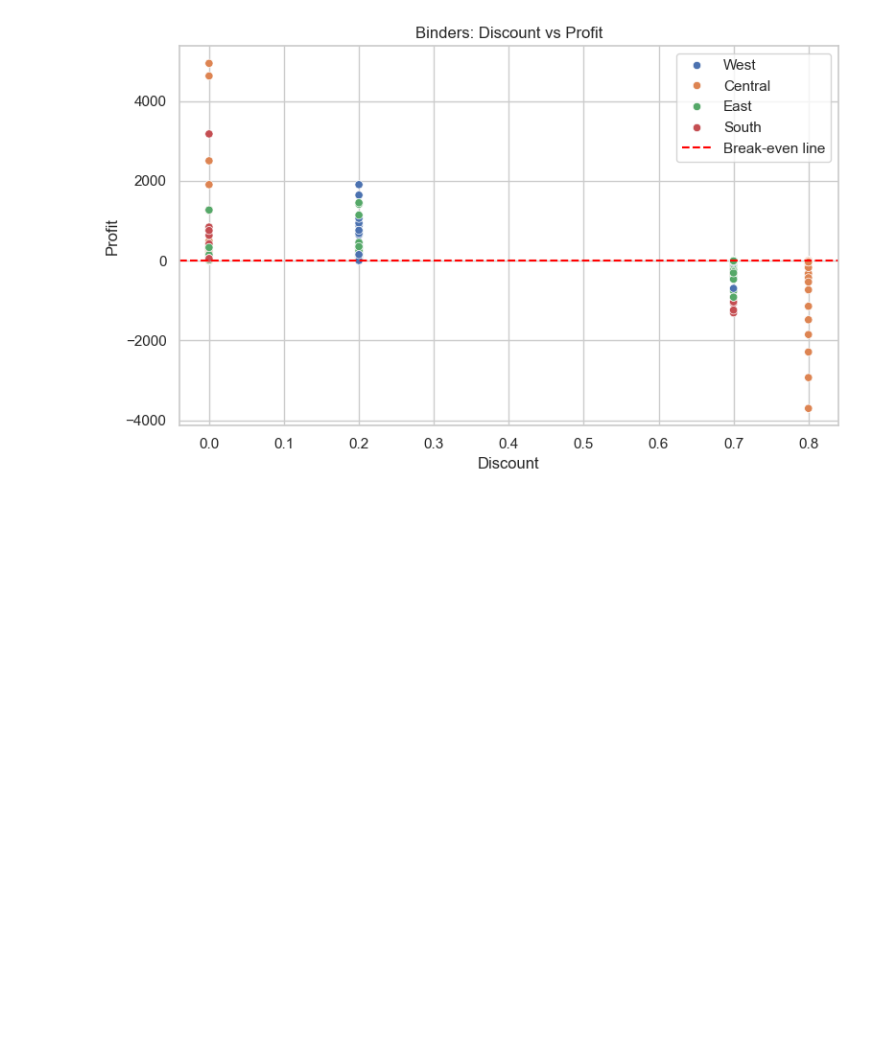
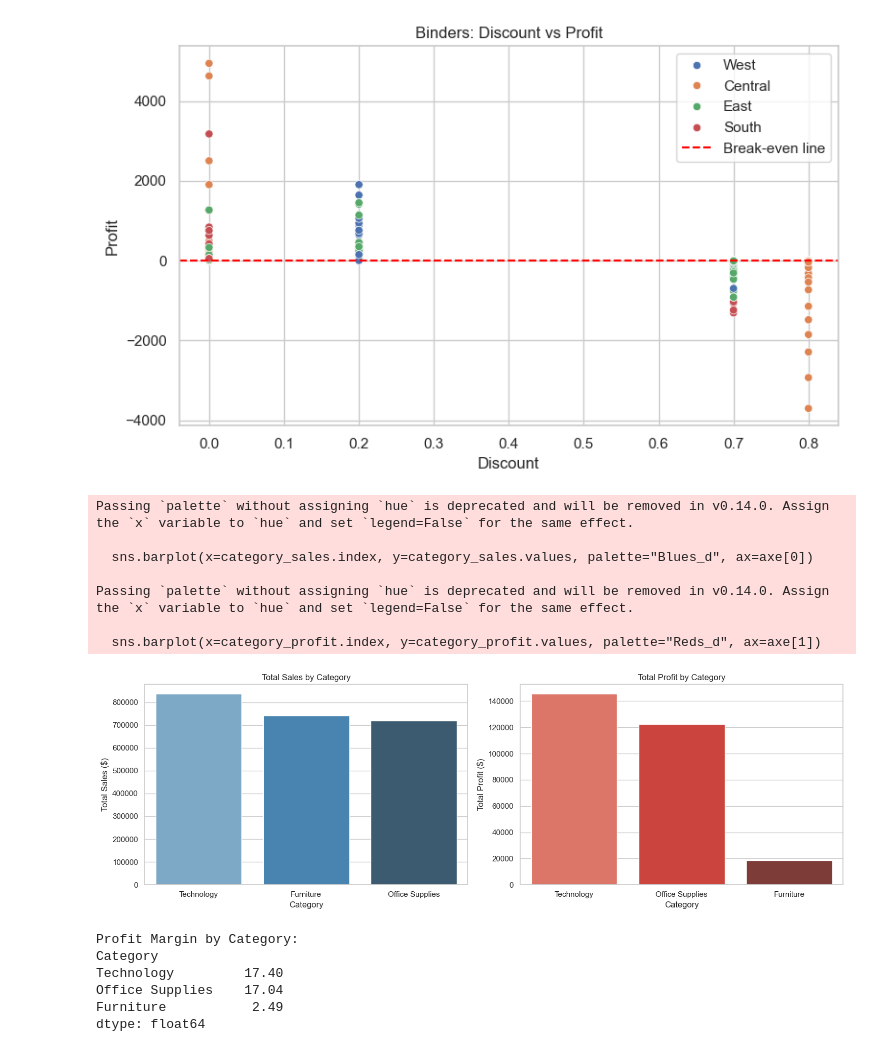
Before and after one commit to pasmala2004/sales-analytics-project, a Jupyter notebook: notebook/01_data_exploration.ipynb, the cells around one changed output. Saved outputs shown, nothing was run; the diff lists cells and outputs as text; code cells hidden in the pictures; blank space fills up the shorter version.

```diff
--- a/notebook/01_data_exploration.ipynb
+++ b/notebook/01_data_exploration.ipynb
@@ -144,3 +129,39 @@ plt.tight_layout()
 plt.show()
 # %% [output]
 [figure]
+# %%
+# Compare Sales and Profit by Category
+category_profit = df.groupby('Category')['Profit'].sum().sort_values(ascending=False)
+category_sales = df.groupby('Category')['Sales'].sum().sort_values(ascending=False)
+fig , axe = plt.subplots(1,2, figsize=(15,5))
+sns.barplot(x=category_sales.index, y=category_sales.values, palette="Blues_d", ax=axe[0])
+axe[0].set_title("Total Sales by Category")
+axe[0].set_ylabel("Total Sales ($)")
+sns.barplot(x=category_profit.index, y=category_profit.values, palette="Reds_d", ax=axe[1])
+axe[1].set_title("Total Profit by Category")
+axe[1].set_ylabel("Total Profit ($)")
+plt.tight_layout()
+plt.show()
+# %% [output]
+Passing `palette` without assigning `hue` is deprecated and will be removed in v0.14.0. Assign the `x` variable to `hue` and set `legend=False` for the same effect.
+
+  sns.barplot(x=category_sales.index, y=category_sales.values, palette="Blues_d", ax=axe[0])
+
+Passing `palette` without assigning `hue` is deprecated and will be removed in v0.14.0. Assign the `x` variable to `hue` and set `legend=False` for the same effect.
+
+  sns.barplot(x=category_profit.index, y=category_profit.values, palette="Reds_d", ax=axe[1])
+[figure, added]
+# %%
+# Profit margin by category (profit as % of sales)
+category_margin = (df.groupby('Category')['Profit'].sum() /
+                   df.groupby('Category')['Sales'].sum() * 100).round(2)
+
+print("Profit Margin by Category:")
+print(category_margin.sort_values(ascending=False) )
+# %% [output]
+Profit Margin by Category:
+Category
+Technology         17.40
+Office Supplies    17.04
+Furniture           2.49
+dtype: float64
```
Also changed, not shown: parts of 7 cells of this notebook, 1 other file.
